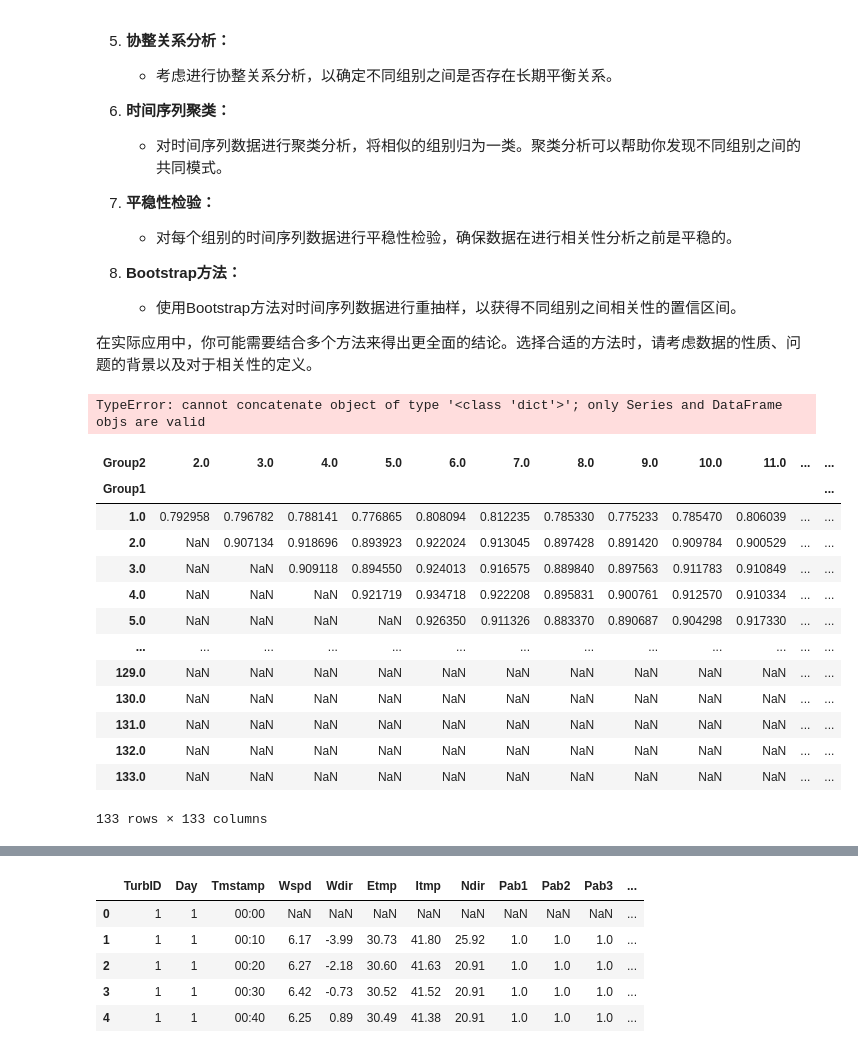
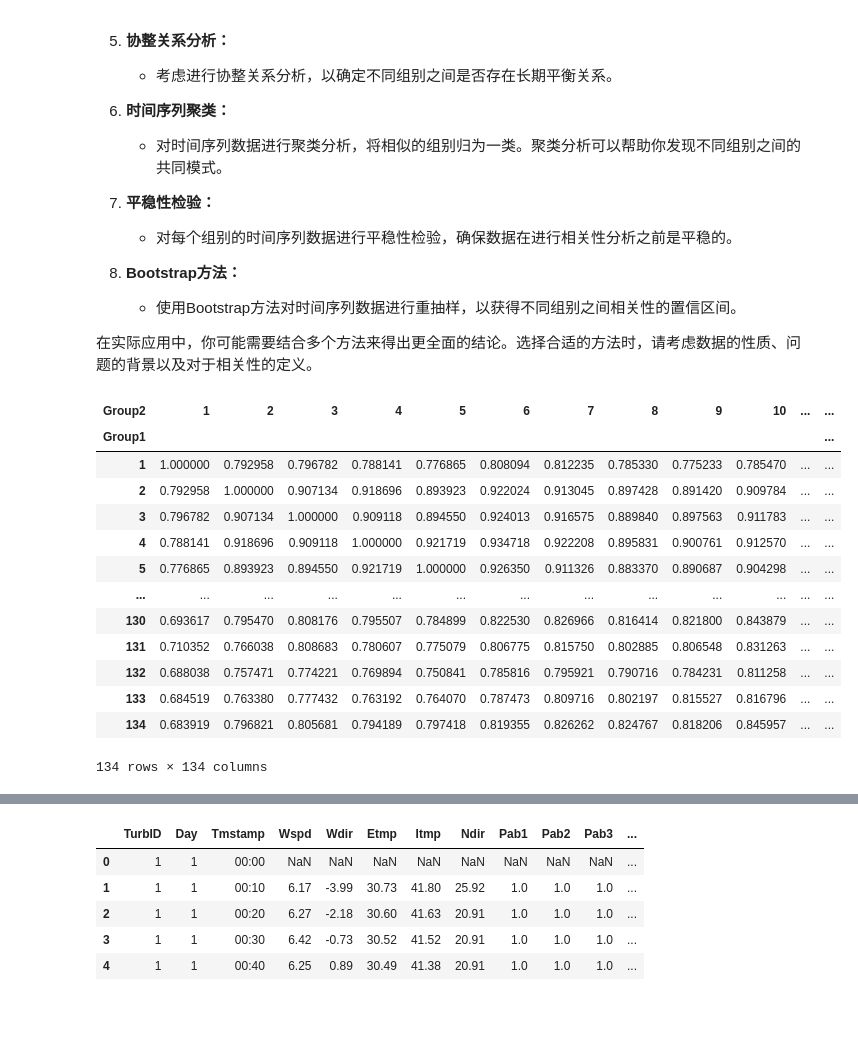
Before and after one commit to GKDGKD/KDD_CUP_2022, a Jupyter notebook: notebook/kdd_location_describe.ipynb, the cells around one changed output, grey strips where cells are left out. Cells and saved outputs as stored; diff of their text form; code cells hidden in the pictures; blank space fills up the shorter version.

```diff
--- a/notebook/kdd_location_describe.ipynb
+++ b/notebook/kdd_location_describe.ipynb
@@ -213,59 +215,50 @@ plt.show()
 
 在实际应用中，你可能需要结合多个方法来得出更全面的结论。选择合适的方法时，请考虑数据的性质、问题的背景以及对于相关性的定义。
 # %%
-import pandas as pd
-import numpy as np
-import seaborn as sns
-from itertools import combinations
+
 
 # 计算两两组别之间的时序相关性系数
 group_combinations = list(combinations(df_train['TurbID'].unique(), 2))
 
 correlation_results = pd.DataFrame(columns=['Group1', 'Group2', 'Correlation'])
 
 for group1, group2 in group_combinations:
     subset1 = df_train[df_train['TurbID'] == group1]['Patv']
     subset2 = df_train[df_train['TurbID'] == group2]['Patv']
 
     correlation_coefficient = np.corrcoef(subset1, subset2)[0, 1]
 
-    correlation_results = pd.concat([correlation_results,
-                                    {'Group1': group1,
-                                     'Group2': group2,
-                                     'Correlation': correlation_coefficient}],
-                                     axis=0,
-                                    ignore_index=True)
+    temp_df = pd.DataFrame({'Group1': [group1],
+                            'Group2': [group2],
+                            'Correlation': [correlation_coefficient]})
+
+    correlation_results = pd.concat([correlation_results, temp_df], ignore_index=True)
 
 # 补充下三角矩阵的数据
 correlation_results_lower = correlation_results.copy()
 correlation_results_lower['Group1'], correlation_results_lower['Group2'] = correlation_results['Group2'], correlation_results['Group1']
 correlation_results = pd.concat([correlation_results, correlation_results_lower], ignore_index=True)
 
 # 使用seaborn绘制热力图，将TurbID排序以提高可读性
 correlation_matrix = correlation_results.pivot(index='Group1', columns='Group2', values='Correlation')
+# 将对角线上的元素赋值为1
+np.fill_diagonal(correlation_matrix.values, 1)
 order = correlation_results['Group1'].unique()
 correlation_matrix = correlation_matrix.loc[order, order]
 
-plt.figure(figsize=(14, 10))
-sns.heatmap(correlation_matrix, annot=True, cmap='coolwarm', vmin=-1, vmax=1)
-plt.title('Time Series Correlation Between TurbID Groups')
-plt.show()
+correlation_matrix
 # %% [output]
+| Group2 | 1 | 2 | 3 | 4 | 5 | 6 | 7 | 8 | 9 | 10 | ... | ... |
+| Group1 |  |  |  |  |  |  |  |  |  |  |  | ... |
+| 1 | 1.000000 | 0.792958 | 0.796782 | 0.788141 | 0.776865 | 0.808094 | 0.812235 | 0.785330 | 0.775233 | 0.785470 | ... | ... |
+| 2 | 0.792958 | 1.000000 | 0.907134 | 0.918696 | 0.893923 | 0.922024 | 0.913045 | 0.897428 | 0.891420 | 0.909784 | ... | ... |
+| 3 | 0.796782 | 0.907134 | 1.000000 | 0.909118 | 0.894550 | 0.924013 | 0.916575 | 0.889840 | 0.897563 | 0.911783 | ... | ... |
+| 4 | 0.788141 | 0.918696 | 0.909118 | 1.000000 | 0.921719 | 0.934718 | 0.922208 | 0.895831 | 0.900761 | 0.912570 | ... | ... |
+| 5 | 0.776865 | 0.893923 | 0.894550 | 0.921719 | 1.000000 | 0.926350 | 0.911326 | 0.883370 | 0.890687 | 0.904298 | ... | ... |
+| ... | ... | ... | ... | ... | ... | ... | ... | ... | ... | ... | ... | ... |
+| 130 | 0.693617 | 0.795470 | 0.808176 | 0.795507 | 0.784899 | 0.822530 | 0.826966 | 0.816414 | 0.821800 | 0.843879 | ... | ... |
+| 131 | 0.710352 | 0.766038 | 0.808683 | 0.780607 | 0.775079 | 0.806775 | 0.815750 | 0.802885 | 0.806548 | 0.831263 | ... | ... |
+| 132 | 0.688038 | 0.757471 | 0.774221 | 0.769894 | 0.750841 | 0.785816 | 0.795921 | 0.790716 | 0.784231 | 0.811258 | ... | ... |
+| 133 | 0.684519 | 0.763380 | 0.777432 | 0.763192 | 0.764070 | 0.787473 | 0.809716 | 0.802197 | 0.815527 | 0.816796 | ... | ... |
+| 134 | 0.683919 | 0.796821 | 0.805681 | 0.794189 | 0.797418 | 0.819355 | 0.826262 | 0.824767 | 0.818206 | 0.845957 | ... | ... |
-TypeError: cannot concatenate object of type '<class 'dict'>'; only Series and DataFrame objs are valid
+134 rows × 134 columns
-# %%
-correlation_matrix
-# %% [output]
-| Group2 | 2.0 | 3.0 | 4.0 | 5.0 | 6.0 | 7.0 | 8.0 | 9.0 | 10.0 | 11.0 | ... | ... |
-| Group1 |  |  |  |  |  |  |  |  |  |  |  | ... |
-| 1.0 | 0.792958 | 0.796782 | 0.788141 | 0.776865 | 0.808094 | 0.812235 | 0.785330 | 0.775233 | 0.785470 | 0.806039 | ... | ... |
-| 2.0 | NaN | 0.907134 | 0.918696 | 0.893923 | 0.922024 | 0.913045 | 0.897428 | 0.891420 | 0.909784 | 0.900529 | ... | ... |
-| 3.0 | NaN | NaN | 0.909118 | 0.894550 | 0.924013 | 0.916575 | 0.889840 | 0.897563 | 0.911783 | 0.910849 | ... | ... |
-| 4.0 | NaN | NaN | NaN | 0.921719 | 0.934718 | 0.922208 | 0.895831 | 0.900761 | 0.912570 | 0.910334 | ... | ... |
-| 5.0 | NaN | NaN | NaN | NaN | 0.926350 | 0.911326 | 0.883370 | 0.890687 | 0.904298 | 0.917330 | ... | ... |
-| ... | ... | ... | ... | ... | ... | ... | ... | ... | ... | ... | ... | ... |
-| 129.0 | NaN | NaN | NaN | NaN | NaN | NaN | NaN | NaN | NaN | NaN | ... | ... |
-| 130.0 | NaN | NaN | NaN | NaN | NaN | NaN | NaN | NaN | NaN | NaN | ... | ... |
-| 131.0 | NaN | NaN | NaN | NaN | NaN | NaN | NaN | NaN | NaN | NaN | ... | ... |
-| 132.0 | NaN | NaN | NaN | NaN | NaN | NaN | NaN | NaN | NaN | NaN | ... | ... |
-| 133.0 | NaN | NaN | NaN | NaN | NaN | NaN | NaN | NaN | NaN | NaN | ... | ... |
-133 rows × 133 columns
```
Also changed, not shown: parts of 3 cells of this notebook, 1 other file.
